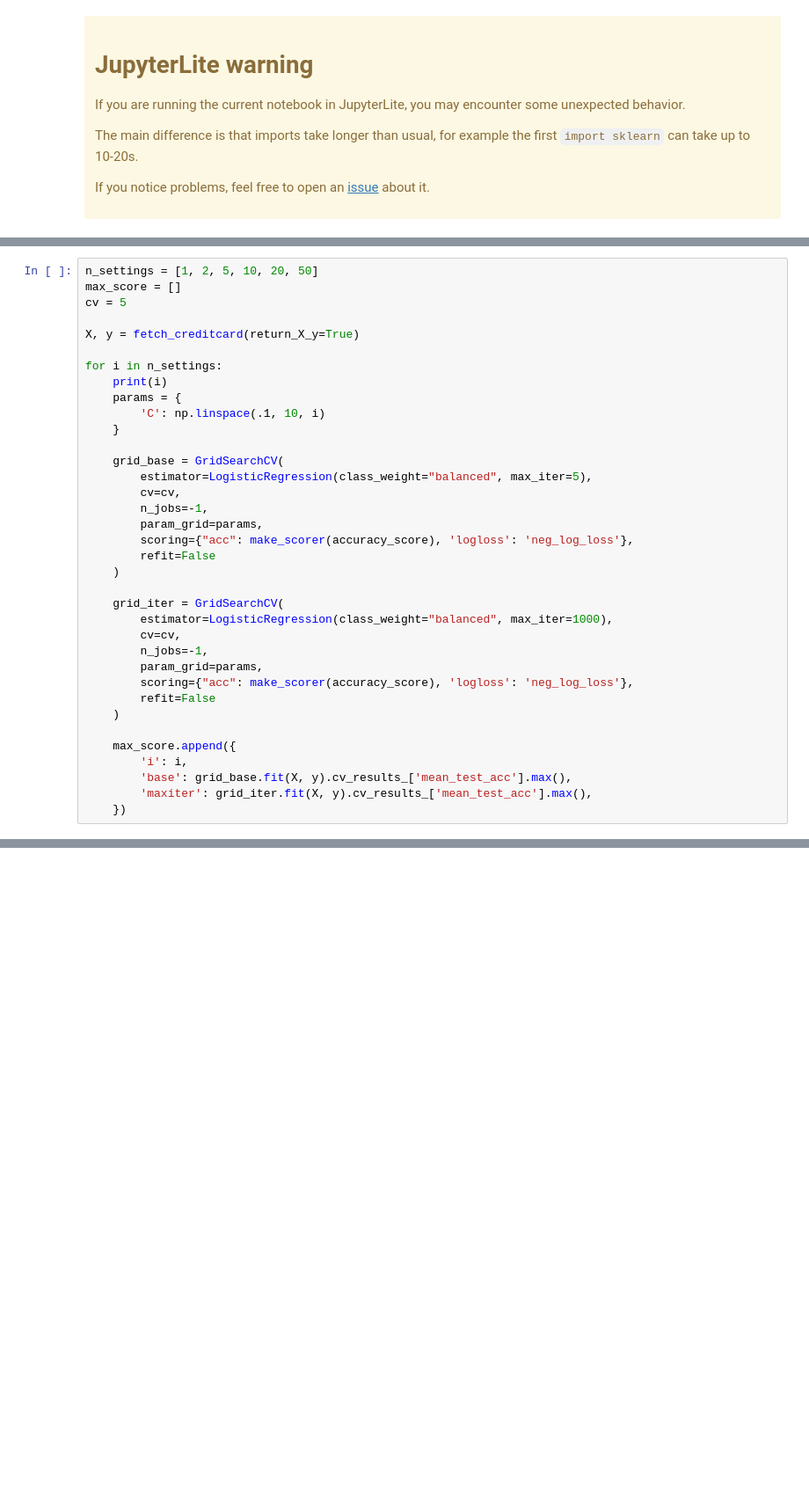
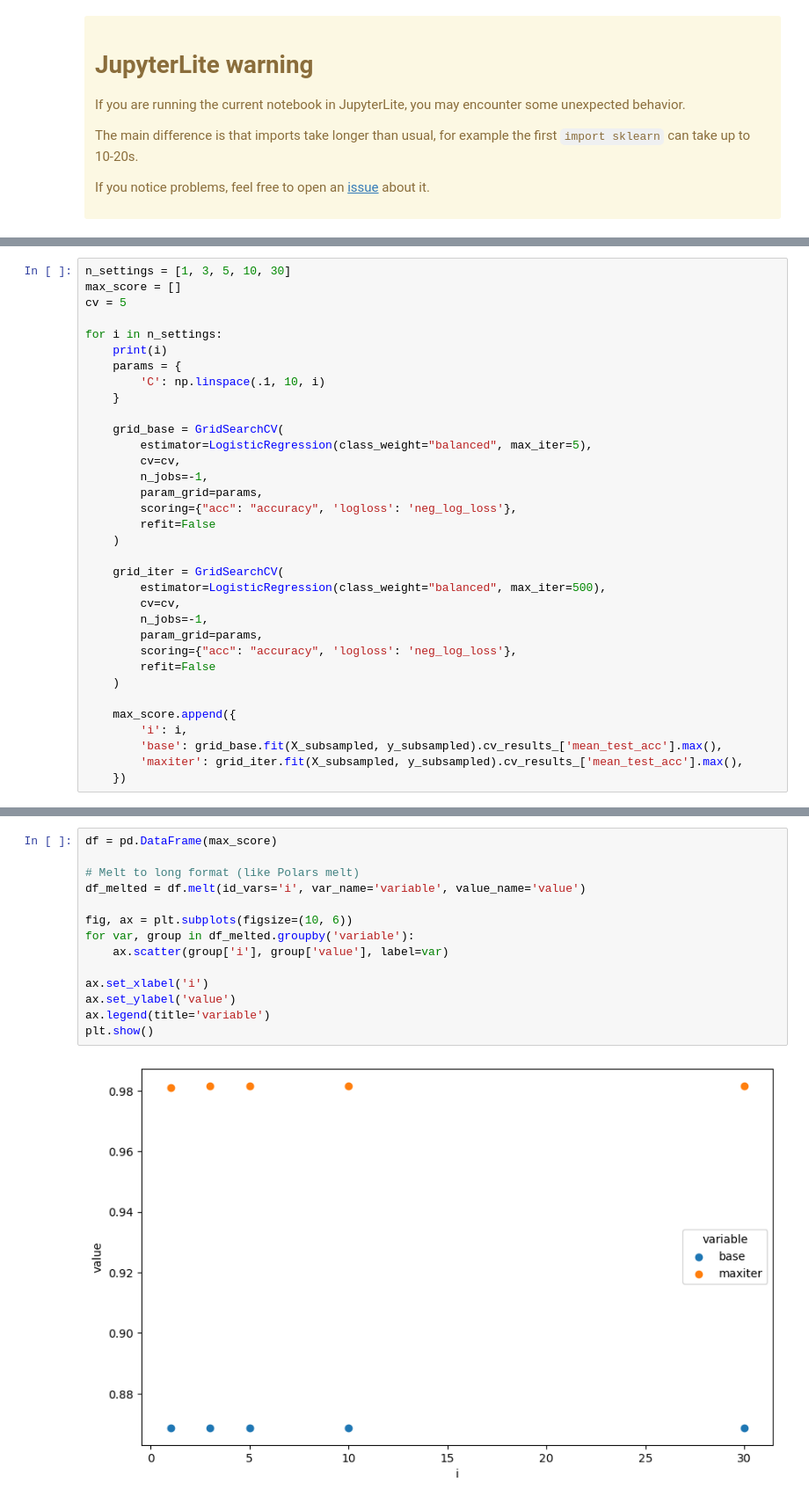
Before and after one commit to probabl-ai/youtube-appendix, a Jupyter notebook: 12-curse/optimizers-curse.ipynb, the cells around one changed output, grey strips where cells are left out. Shown at 88% size. Cells and saved outputs as stored; diff of their text form; blank space fills up the shorter version.

```diff
--- a/12-curse/optimizers-curse.ipynb
+++ b/12-curse/optimizers-curse.ipynb
@@ -106,9 +119,7 @@ KeyError: '/var/folders/2t/sfwwk1yd3mdf4p2b83_zw4200000gn/T/joblib_memmapping_fo
 # %%
-n_settings = [1, 2, 5, 10, 20, 50]
+n_settings = [1, 3, 5, 10, 30]
 max_score = []
 cv = 5
-
-X, y = fetch_creditcard(return_X_y=True)
 
 for i in n_settings:
     print(i)
@@ -121,23 +132,23 @@ for i in n_settings:
         cv=cv,
         n_jobs=-1,
         param_grid=params,
-        scoring={"acc": make_scorer(accuracy_score), 'logloss': 'neg_log_loss'},
+        scoring={"acc": "accuracy", 'logloss': 'neg_log_loss'},
         refit=False
     )
 
     grid_iter = GridSearchCV(
-        estimator=LogisticRegression(class_weight="balanced", max_iter=1000),
+        estimator=LogisticRegression(class_weight="balanced", max_iter=500),
         cv=cv,
         n_jobs=-1,
         param_grid=params,
-        scoring={"acc": make_scorer(accuracy_score), 'logloss': 'neg_log_loss'},
+        scoring={"acc": "accuracy", 'logloss': 'neg_log_loss'},
         refit=False
     )
 
     max_score.append({
         'i': i,
-        'base': grid_base.fit(X, y).cv_results_['mean_test_acc'].max(),
-        'maxiter': grid_iter.fit(X, y).cv_results_['mean_test_acc'].max(),
+        'base': grid_base.fit(X_subsampled, y_subsampled).cv_results_['mean_test_acc'].max(),
+        'maxiter': grid_iter.fit(X_subsampled, y_subsampled).cv_results_['mean_test_acc'].max(),
     })
 # %% [output]
 1
@@ -254,0 +244,16 @@ pl.DataFrame(max_score).melt(id_vars=['i']).plot(x='i', y='value', color='variab
+# %%
+df = pd.DataFrame(max_score)
+
+# Melt to long format (like Polars melt)
+df_melted = df.melt(id_vars='i', var_name='variable', value_name='value')
+
+fig, ax = plt.subplots(figsize=(10, 6))
+for var, group in df_melted.groupby('variable'):
+    ax.scatter(group['i'], group['value'], label=var)
+
+ax.set_xlabel('i')
+ax.set_ylabel('value')
+ax.legend(title='variable')
+plt.show()
+# %% [output]
+[figure, added]
```
Also changed, not shown: parts of 11 cells of this notebook.
